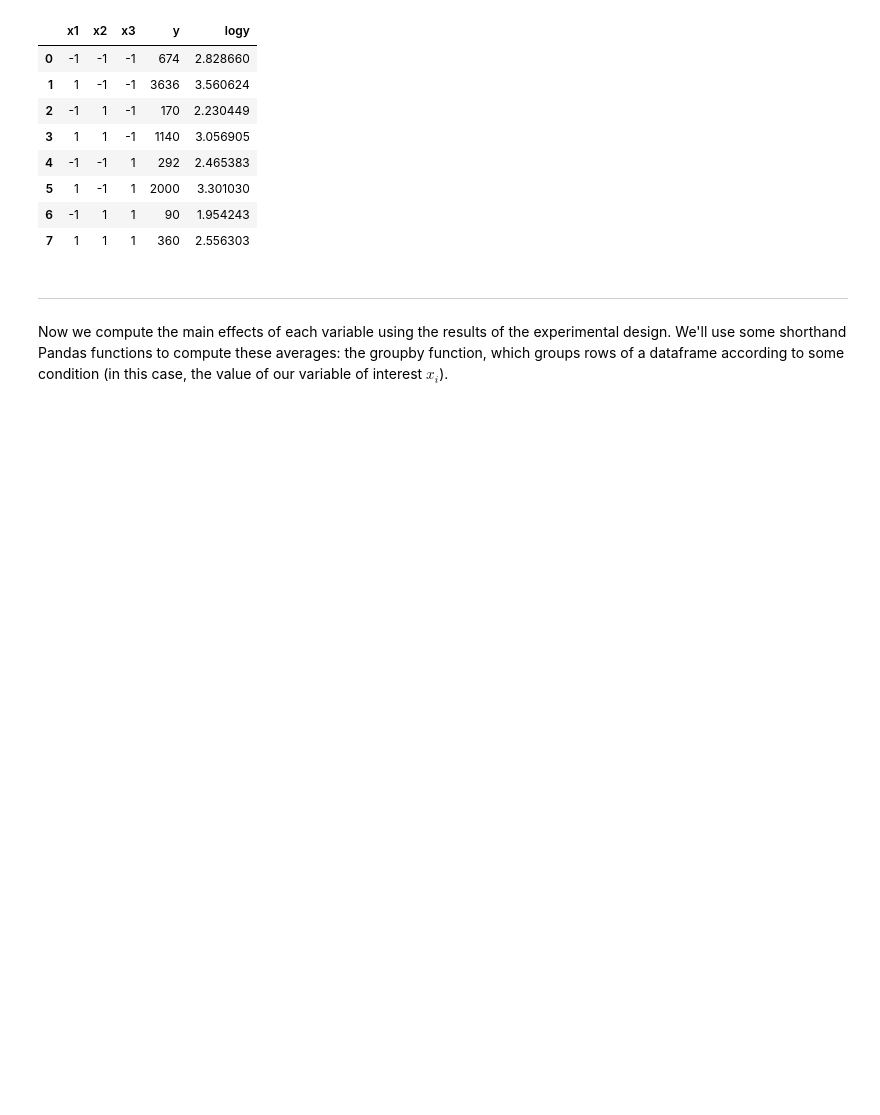
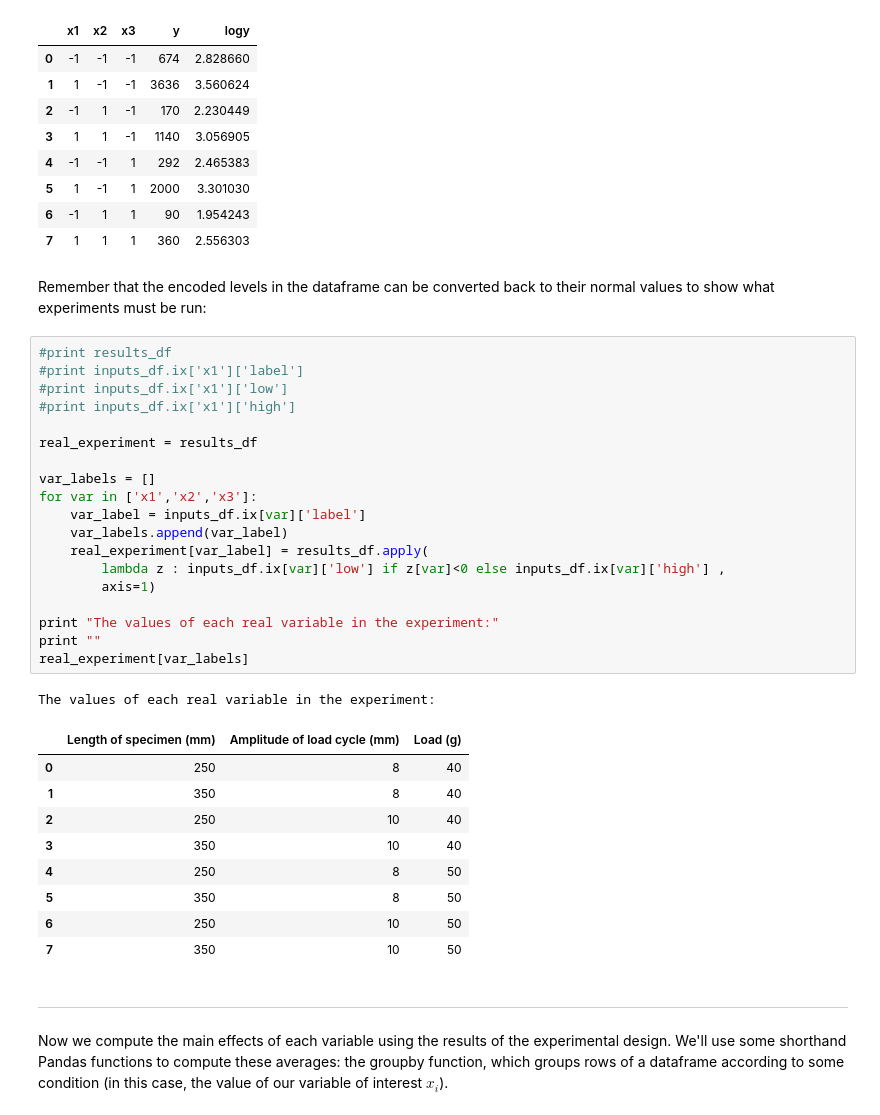
Before and after one commit to charlesreid1/empirical-model-building, a Jupyter notebook: ipython/Two-Level Factorial Designs (Chapter 4).ipynb, the cells around one changed output. Drawn from its saved outputs; the diff is of its cells as text; blank space fills up the shorter version.

```diff
--- a/ipython/Two-Level Factorial Designs (Chapter 4).ipynb
+++ b/ipython/Two-Level Factorial Designs (Chapter 4).ipynb
@@ -111,6 +111,38 @@ results_df
 | 5 | 1 | -1 | 1 | 2000 | 3.301030 |
 | 6 | -1 | 1 | 1 | 90 | 1.954243 |
 | 7 | 1 | 1 | 1 | 360 | 2.556303 |
+# %% [markdown]
+Remember that the encoded levels in the dataframe can be converted back to their normal values to show what experiments must be run:
+# %%
+#print results_df
+#print inputs_df.ix['x1']['label']
+#print inputs_df.ix['x1']['low']
+#print inputs_df.ix['x1']['high']
+
+real_experiment = results_df
+
+var_labels = []
+for var in ['x1','x2','x3']:
+    var_label = inputs_df.ix[var]['label']
+    var_labels.append(var_label)
+    real_experiment[var_label] = results_df.apply(
+        lambda z : inputs_df.ix[var]['low'] if z[var]<0 else inputs_df.ix[var]['high'] ,
+        axis=1)
+
+print "The values of each real variable in the experiment:"
+print ""
+real_experiment[var_labels]
+# %% [output]
+The values of each real variable in the experiment:
+|  | Length of specimen (mm) | Amplitude of load cycle (mm) | Load (g) |
+| 0 | 250 | 8 | 40 |
+| 1 | 350 | 8 | 40 |
+| 2 | 250 | 10 | 40 |
+| 3 | 350 | 10 | 40 |
+| 4 | 250 | 8 | 50 |
+| 5 | 350 | 8 | 50 |
+| 6 | 250 | 10 | 50 |
+| 7 | 350 | 10 | 50 |
 # %% [markdown]
 -----
 
```
Also changed, not shown: parts of 23 cells of this notebook.
